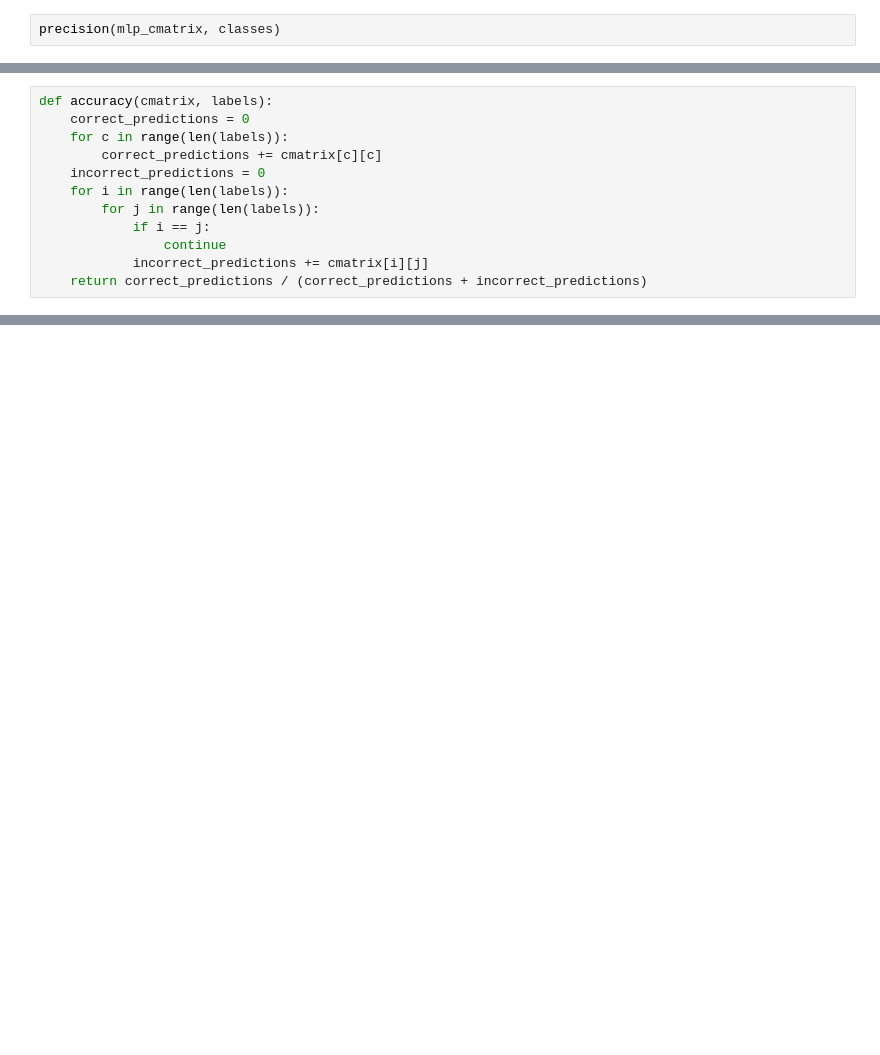
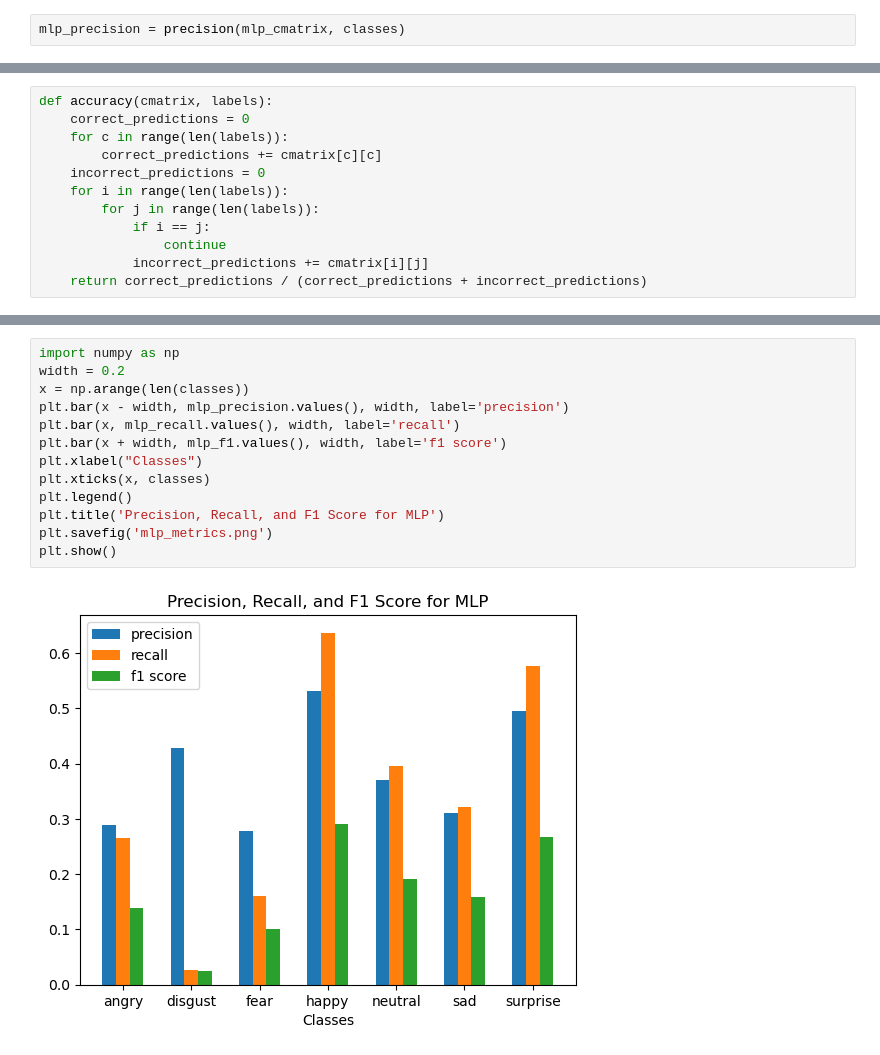
Before and after one commit to CSC522NCSU/FacialNN, a Jupyter notebook: mlp_rnn_stats.ipynb, the cells around one changed output, grey strips where cells are left out. Drawn from its saved outputs; the diff is of its cells as text; blank space fills up the shorter version.

```diff
--- a/mlp_rnn_stats.ipynb
+++ b/mlp_rnn_stats.ipynb
@@ -73,2 +49,2 @@ precision(rnn_cmatrix, classes)
 # %%
-precision(mlp_cmatrix, classes)
+mlp_precision = precision(mlp_cmatrix, classes)
@@ -163,0 +111,15 @@ accuracy(mlp_cmatrix, classes)
+# %%
+import numpy as np
+width = 0.2
+x = np.arange(len(classes))
+plt.bar(x - width, mlp_precision.values(), width, label='precision')
+plt.bar(x, mlp_recall.values(), width, label='recall')
+plt.bar(x + width, mlp_f1.values(), width, label='f1 score')
+plt.xlabel("Classes")
+plt.xticks(x, classes)
+plt.legend()
+plt.title('Precision, Recall, and F1 Score for MLP')
+plt.savefig('mlp_metrics.png')
+plt.show()
+# %% [output]
+[figure, added]
```
Also changed, not shown: parts of 11 cells of this notebook, 4 other files.
